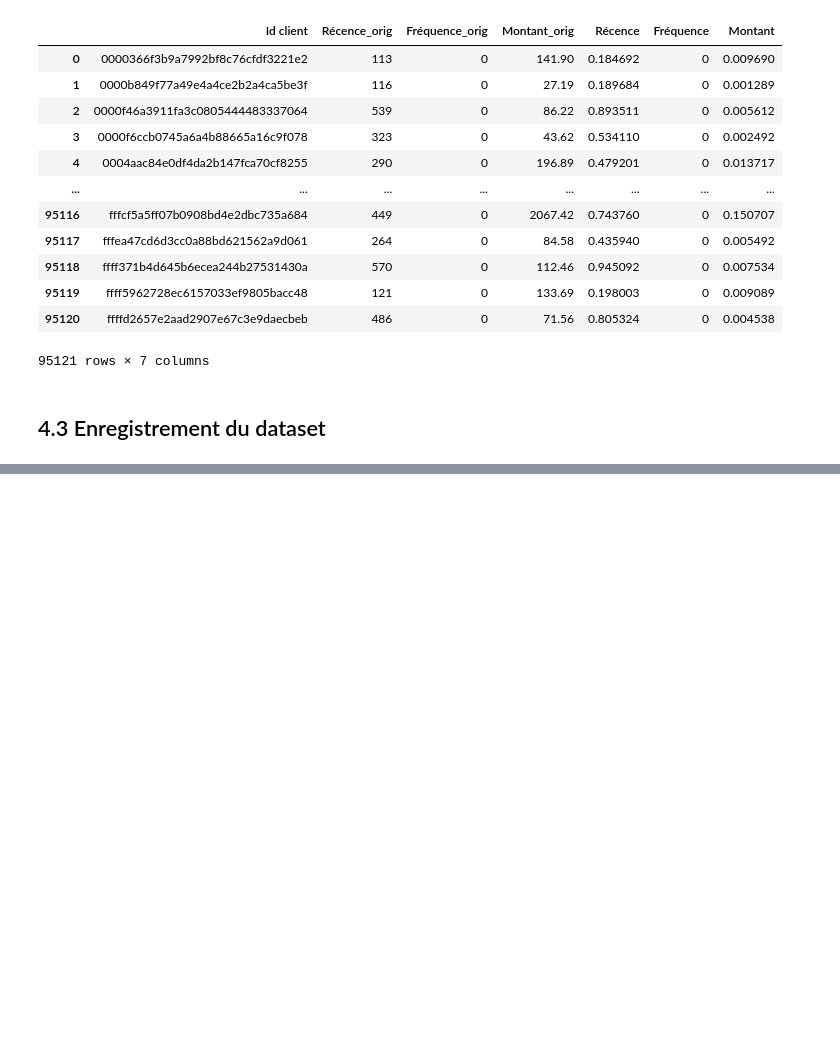
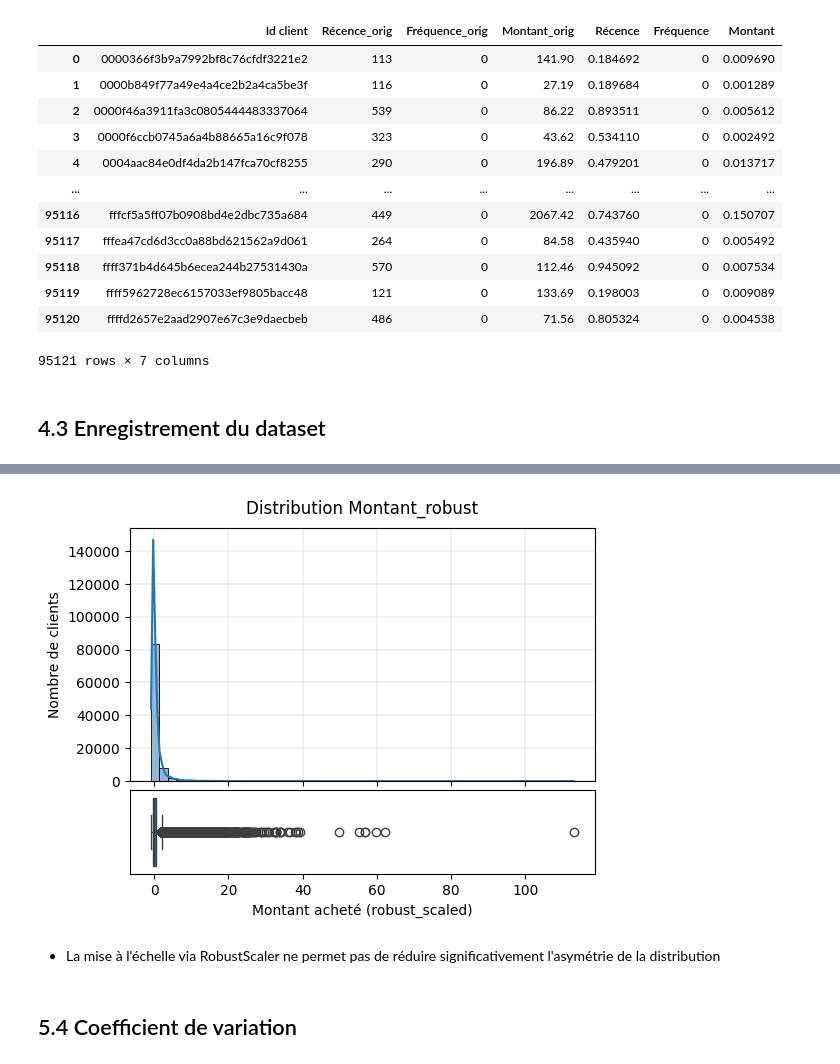
Before and after one commit to Christophe-Aballea/OC_projet5_Segmentez_des_clients_d_un_site_ecommerce, a Jupyter notebook: P05_Notebook2_Feature_ingineering.ipynb, the cells around one changed output, grey strips where cells are left out. Cells and saved outputs as stored; diff of their text form; code cells hidden in the pictures; blank space fills up the shorter version.

```diff
--- a/P05_Notebook2_Feature_ingineering.ipynb
+++ b/P05_Notebook2_Feature_ingineering.ipynb
@@ -1431,0 +1459,13 @@ df_features.to_csv('df_features.csv', index=False)
+# %%
+# Mise à l'échelle RobustScaler
+robust_scaler = RobustScaler()
+df_features_2['Montant_robust'] = robust_scaler.fit_transform(df_features_2[['Montant_orig']])
+# %%
+# Histogramme et boxplot
+plot_distribution(df_features_2, 'Montant_robust', 'Montant acheté (robust_scaled)', 'Nombre de clients')
+# %% [output]
+[figure, added]
+# %% [markdown]
+* La mise à l'échelle via RobustScaler ne permet pas de réduire significativement l'asymétrie de la distribution
+# %% [markdown]
+## 5.4 Coefficient de variation
```
Also changed, not shown: parts of 27 cells of this notebook, 1 other file.
